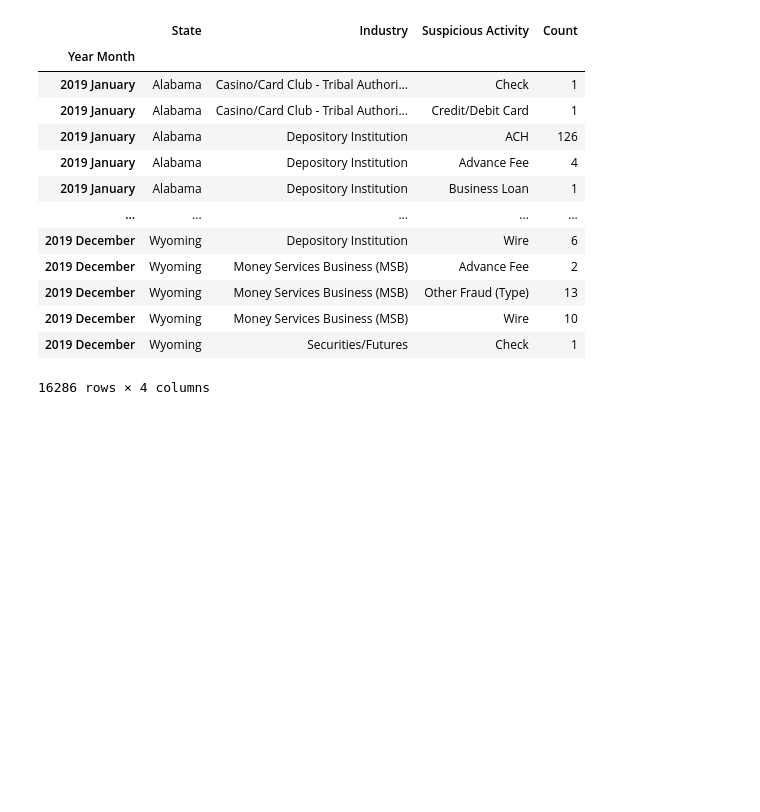
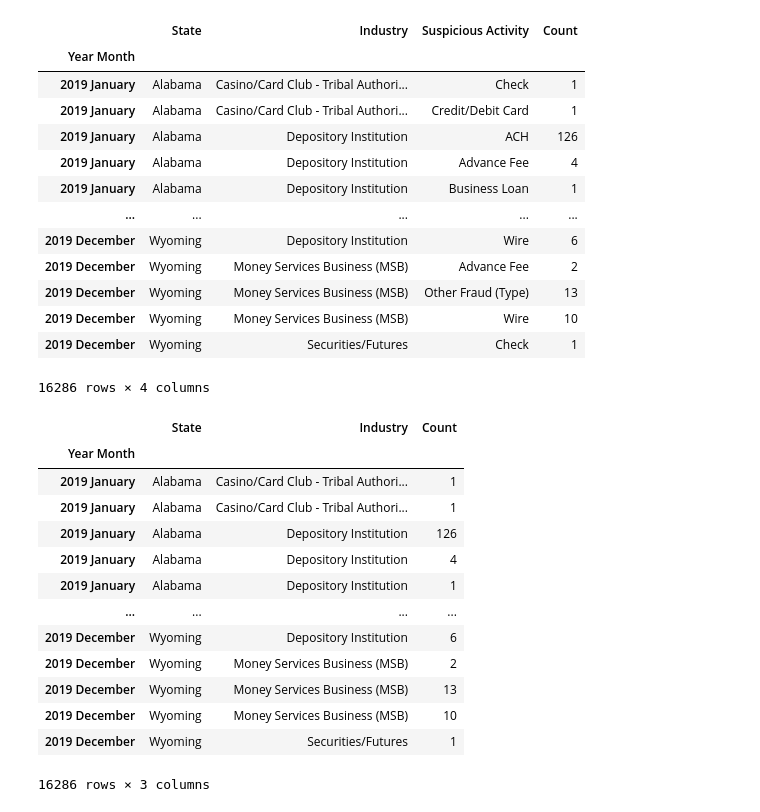
Before and after one commit to AkanSri/Project-1, a Jupyter notebook: personal-Akanksha/fraud_rate.ipynb, the cells around one changed output. Cells and saved outputs as stored; diff of their text form; code cells hidden in the pictures; blank space fills up the shorter version.

```diff
--- a/personal-Akanksha/fraud_rate.ipynb
+++ b/personal-Akanksha/fraud_rate.ipynb
@@ -7,3 +7,6 @@ import hvplot.pandas
 from pathlib import Path
 import seaborn as sns
 %matplotlib inline
+from bokeh.models.formatters import DatetimeTickFormatter
+
+pd.set_option("display.max_rows", 10, "display.max_columns", None)
@@ -13,2 +13,4 @@ import seaborn as sns
 # %%
-stats_2019_data = Path("../FInCen CSV Data/FinCen SAR Stats 2019 (Months).csv")
+path_2019 = Path("../FInCen CSV Data/FinCen SAR Stats 2019 (Months).csv")
+sar_stats_2019 = pd.read_csv(path_2019, thousands=",", index_col = 'Year Month')
+sar_stats_2019
@@ -68,3 +49,21 @@ csv_file
 | 2019 December | Wyoming | Money Services Business (MSB) | Wire | 10 |
 | 2019 December | Wyoming | Securities/Futures | Check | 1 |
 16286 rows × 4 columns
+# %%
+sar_stats_2019_clean = sar_stats_2019_clean.drop(columns= 'Suspicious Activity')
+sar_stats_2019_clean
+# %% [output]
+|  | State | Industry | Count |
+| Year Month |  |  |  |
+| 2019 January | Alabama | Casino/Card Club - Tribal Authori... | 1 |
+| 2019 January | Alabama | Casino/Card Club - Tribal Authori... | 1 |
+| 2019 January | Alabama | Depository Institution | 126 |
+| 2019 January | Alabama | Depository Institution | 4 |
+| 2019 January | Alabama | Depository Institution | 1 |
+| ... | ... | ... | ... |
+| 2019 December | Wyoming | Depository Institution | 6 |
+| 2019 December | Wyoming | Money Services Business (MSB) | 2 |
+| 2019 December | Wyoming | Money Services Business (MSB) | 13 |
+| 2019 December | Wyoming | Money Services Business (MSB) | 10 |
+| 2019 December | Wyoming | Securities/Futures | 1 |
+16286 rows × 3 columns
```
Also changed, not shown: parts of 17 cells of this notebook, 1 other file.
